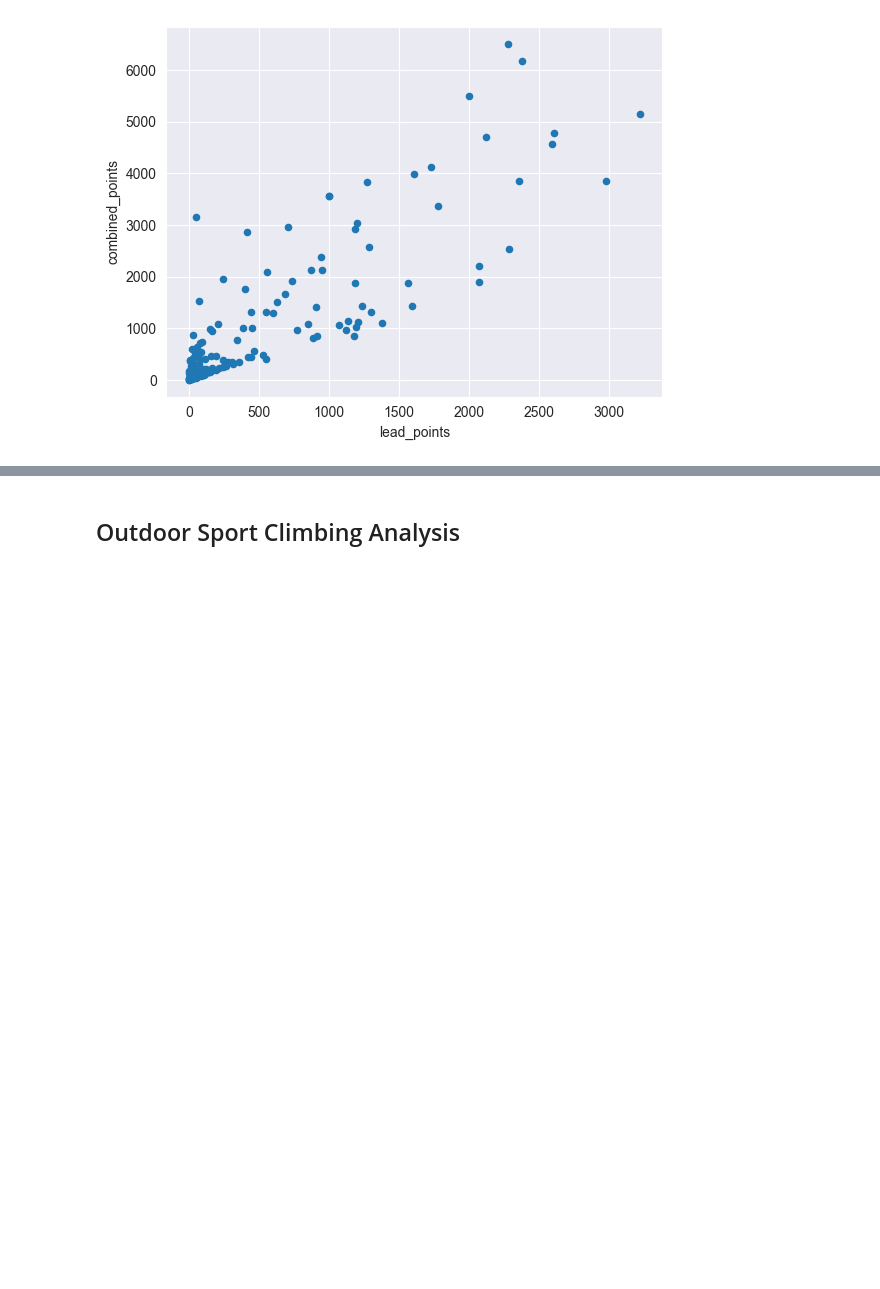
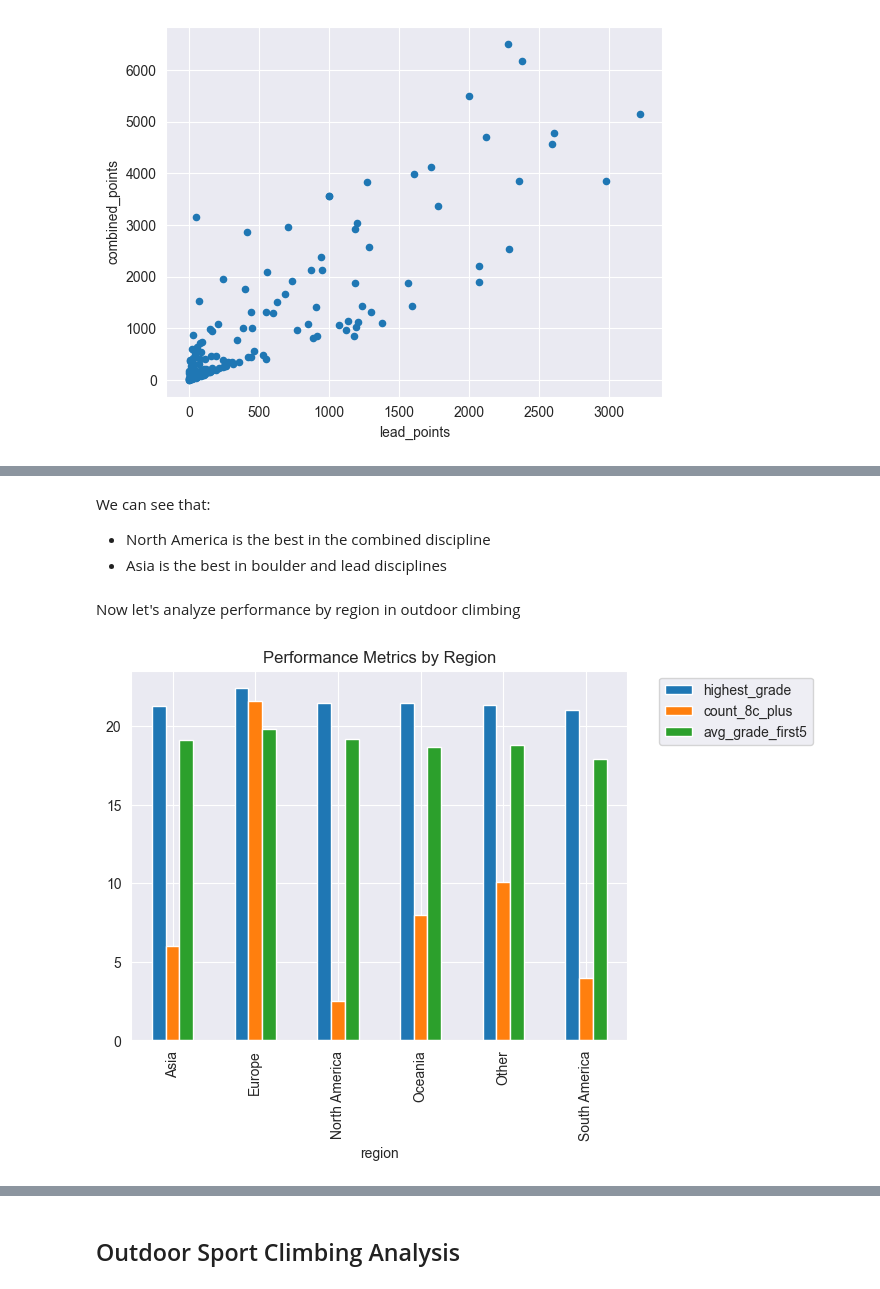
Before and after one commit to ssinix/crag-to-competition, a Jupyter notebook: 02_data_analysis/2.1_EDA.ipynb, the cells around one changed output, grey strips where cells are left out. Drawn from its saved outputs; the diff is of its cells as text; code cells hidden in the pictures; blank space fills up the shorter version.

```diff
--- a/02_data_analysis/2.1_EDA.ipynb
+++ b/02_data_analysis/2.1_EDA.ipynb
@@ -210,0 +268,16 @@ df.groupby('country')[['boulder_points', 'lead_points', 'combined_points']].mean
+# %% [markdown]
+We can see that:
+- North America is the best in the combined discipline
+- Asia is the best in boulder and lead disciplines
+# %% [markdown]
+Now let's analyze performance by region in outdoor climbing
+# %%
+df_grouped = df.groupby('region')[['highest_grade', 'count_8c_plus', 'avg_grade_first5']].mean().plot(kind='bar')
+# Move the legend outside the plot
+plt.legend(bbox_to_anchor=(1.05, 1), loc='upper left')
+# Add labels and title
+plt.xlabel('region')
+plt.title('Performance Metrics by Region')
+plt.show()
+# %% [output]
+[figure, added]
```
Also changed, not shown: parts of 12 cells of this notebook.
